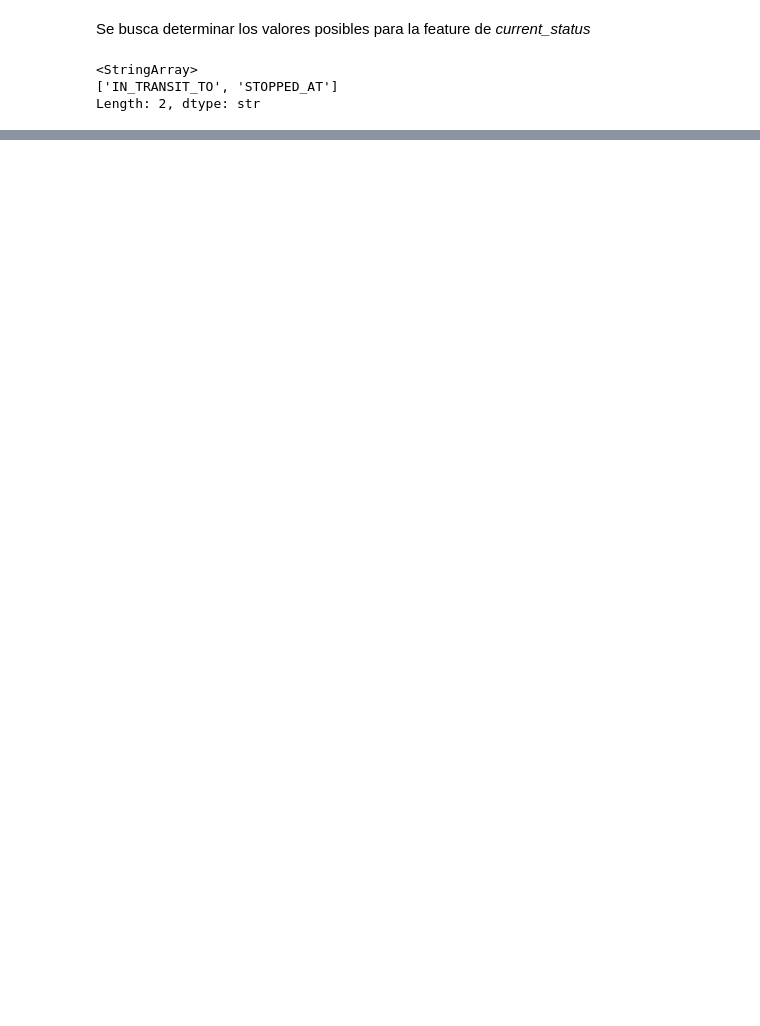
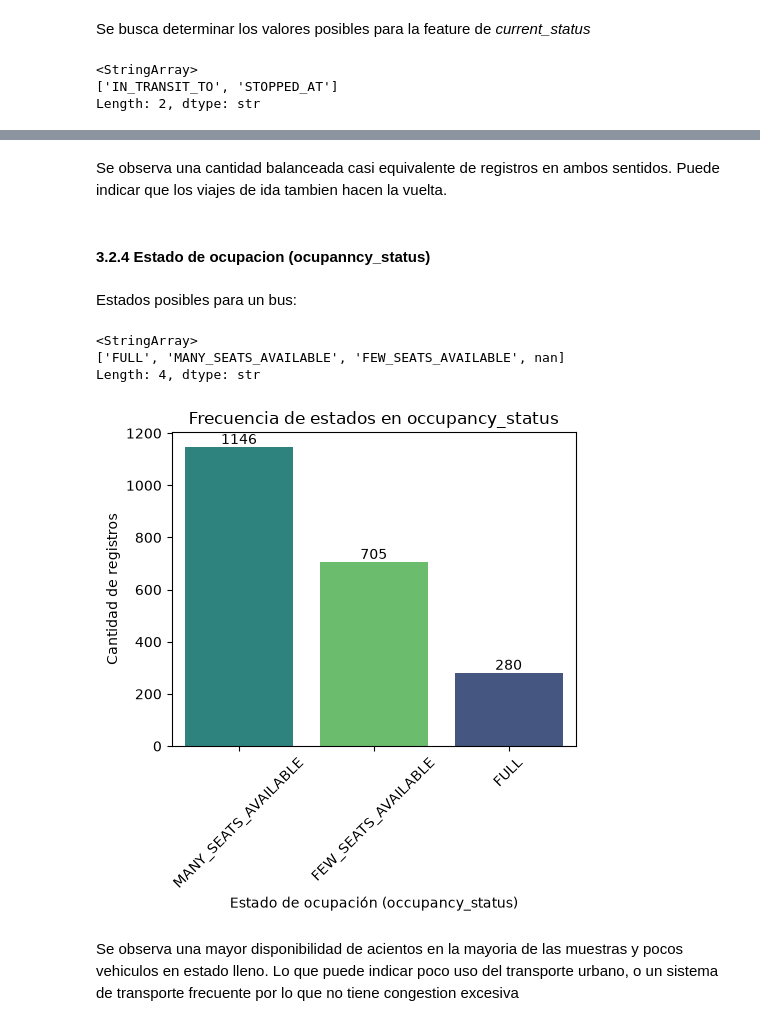
Before and after one commit to AntoBadami/bus-eta-predictor, a Jupyter notebook: notebooks/01_eda_exploratory.ipynb, the cells around one changed output, grey strips where cells are left out. Saved outputs shown, nothing was run; the diff lists cells and outputs as text; code cells hidden in the pictures; blank space fills up the shorter version.

```diff
--- a/notebooks/01_eda_exploratory.ipynb
+++ b/notebooks/01_eda_exploratory.ipynb
@@ -152,0 +193,42 @@ Se observa mayor tiempo de los colectivos detenidos, esto puede indicar mucho ti
+# %% [markdown]
+Se observa una cantidad balanceada casi equivalente de registros en ambos sentidos. Puede indicar que los viajes de ida tambien hacen la vuelta.
+# %% [markdown]
+#### 3.2.4 Estado de ocupacion (ocupanncy_status)
+# %% [markdown]
+Estados posibles para un bus:
+# %%
+df['occupancy_status'].unique()
+# %% [output]
+<StringArray>
+['FULL', 'MANY_SEATS_AVAILABLE', 'FEW_SEATS_AVAILABLE', nan]
+Length: 4, dtype: str
+# %%
+plt.figure(figsize=(5,5.3 ))
+
+# Dibujar las barras en el lienzo
+ax = sns.countplot(
+    data=df,
+    x='occupancy_status',
+    hue='occupancy_status',                             # Define la variable de color
+    order=df['occupancy_status'].value_counts().index,  # Ordena de mayor a menor
+    palette='viridis',
+    legend=False                                      # Oculta la leyenda innecesaria
+)
+
+# Añadir las etiquetas numéricas sobre cada barra
+ax.bar_label(ax.containers[0])
+ax.bar_label(ax.containers[1])
+ax.bar_label(ax.containers[2])
+
+
+# Personalizar títulos, ejes y muestra la figura
+plt.title('Frecuencia de estados en occupancy_status')
+plt.xlabel('Estado de ocupación (occupancy_status)')
+plt.ylabel('Cantidad de registros')
+plt.xticks(rotation=45)
+plt.tight_layout()
+plt.show()
+# %% [output]
+[figure, added]
+# %% [markdown]
+Se observa una mayor disponibilidad de acientos en la mayoria de las muestras y pocos vehiculos en estado lleno. Lo que puede indicar poco uso del transporte urbano, o un sistema de transporte frecuente por lo que no tiene congestion excesiva
```
Also changed, not shown: parts of 10 cells of this notebook.
